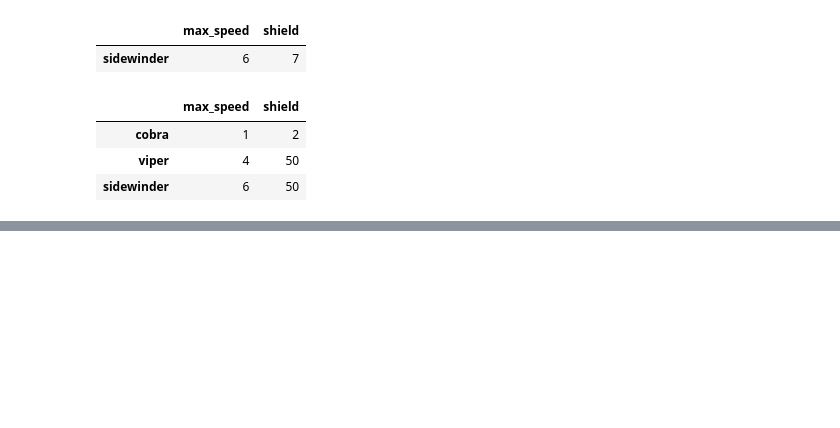
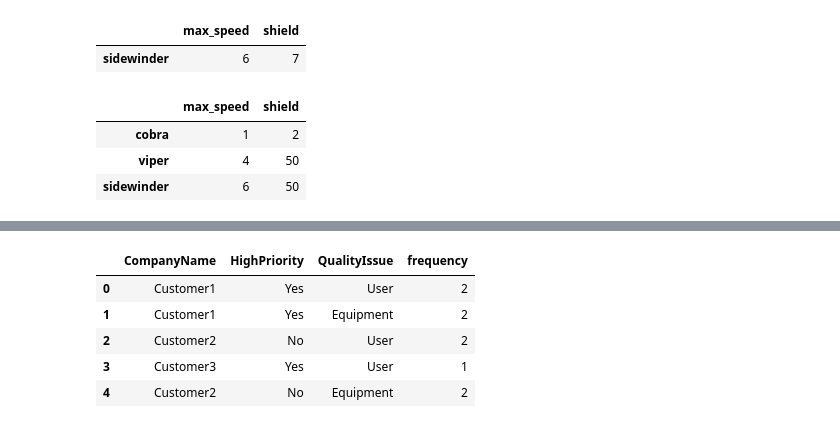
Before and after one commit to ulrikSebastienR/2021-Basic-Python, a Jupyter notebook: Operations_on_DataFrame.ipynb, the cells around one changed output, grey strips where cells are left out. Saved outputs shown, nothing was run; the diff lists cells and outputs as text; code cells hidden in the pictures; blank space fills up the shorter version.

```diff
--- a/Operations_on_DataFrame.ipynb
+++ b/Operations_on_DataFrame.ipynb
@@ -209,0 +259,8 @@ df
+# %%
+data = {
+	'CompanyName':['Customer1','Customer1','Customer2','Customer3','Customer2'],
+	'HighPriority':['Yes','Yes','No','Yes','No'],
+	'QualityIssue':['User','Equipment','User','User','Equipment']
+}
+df = pd.DataFrame(data)
+df
@@ -209,0 +283,10 @@ df
+# %%
+df['frequency']= df.groupby('CompanyName')['CompanyName'].transform('count')
+df #
+# %% [output]
+|  | CompanyName | HighPriority | QualityIssue | frequency |
+| 0 | Customer1 | Yes | User | 2 |
+| 1 | Customer1 | Yes | Equipment | 2 |
+| 2 | Customer2 | No | User | 2 |
+| 3 | Customer3 | Yes | User | 1 |
+| 4 | Customer2 | No | Equipment | 2 |
```
Also changed, not shown: parts of 9 cells of this notebook.
